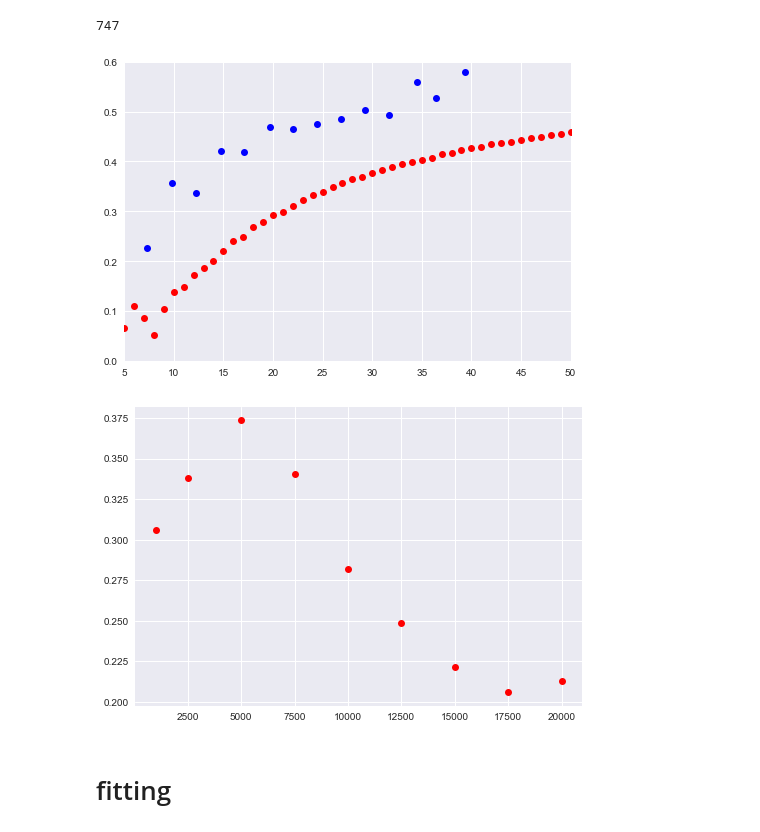
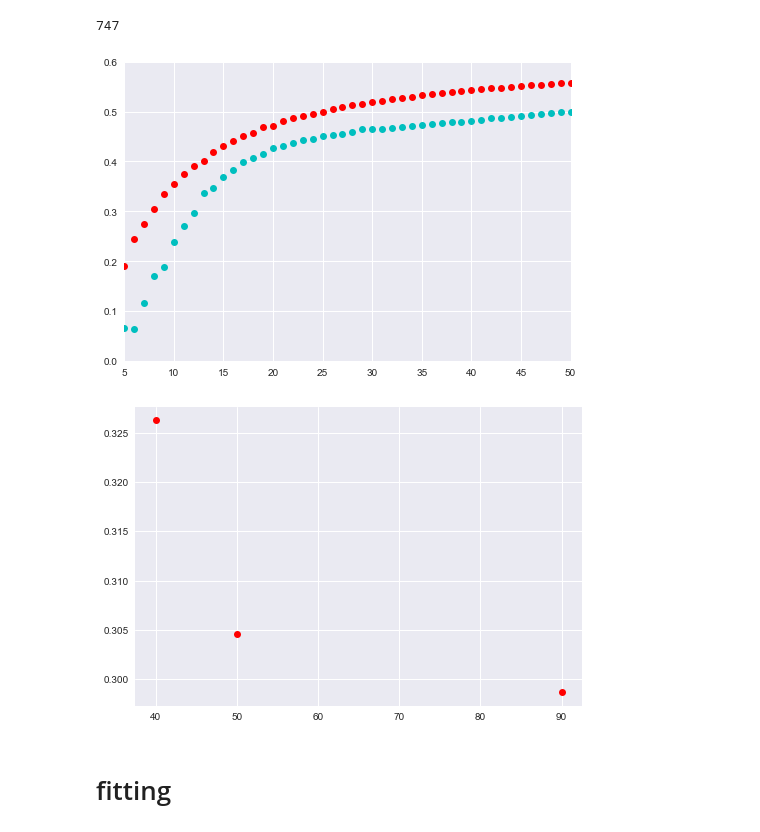
Before and after one commit to cshasha/simulation-analysis, a Jupyter notebook: mps_import.ipynb, the cells around one changed output. Cells and saved outputs as stored; diff of their text form; code cells hidden in the pictures.

```diff
--- a/mps_import.ipynb
+++ b/mps_import.ipynb
@@ -82,6 +82,7 @@ eta = []
 Dfifth = []
 Dthird = []
 ms = []
+K = []
 
 for f in os.listdir('MPS-march'):
     if f[-5] == "F":
@@ -124,6 +125,7 @@ for f in os.listdir('MPS-march'):
         moment = np.append(filedata[1:,1], filedata[1:,4])
         third.append(abs(np.fft.fft(moment)[3]))
         fifth.append(abs(np.fft.fft(moment)[5]))
+        K.append(5000.)
         #phase1.append(np.angle(np.fft.fft(moment)[1]))
         #phase3.append(np.angle(np.fft.fft(moment)[3]))
         datfile = "MPS-march/"+ s[0] + "-" + s[1] + "-" + s[2] + "-" + s[3] + "-_MPS_dat.csv"
@@ -133,7 +135,7 @@ for f in os.listdir('MPS-march'):
 
 data = pd.DataFrame({'frequency': freqs, 'field': fields,'size': size, 'sigma': sigma, \
                      'viscosity': g, 'mannitol': m, 'third': third, 'fifth': fifth, 'label': label, 'hsize': hsize, \
-                     'hlabel': hlabel, 'eta': eta, 'dthird': Dthird, 'dfifth': Dfifth, 'Ms': ms})
+                     'hlabel': hlabel, 'eta': eta, 'dthird': Dthird, 'dfifth': Dfifth, 'Ms': ms,'K': K})
 
 data['5:3'] = data['fifth']/data['third']
 data['D5:3'] = data['dfifth']/data['dthird']
@@ -141,7 +143,7 @@ data['angF'] = 2*np.pi*data['frequency']
 #data['rTime1'] = np.tan(data['phase1']/data['angF'])
 #data['rTime3'] = np.tan(data['phase3']/data['angF'])
 data['tauB'] = data['eta']*np.pi*(power(1e-9*data['hsize'], 3))*(2*kb*temp)**(-1)
-data['tauN'] = calc_neel(data['size'])
+data['tauN'] = calc_neel(data['size'], data['K'])
 data['Vc'] = vol(data['size'])
 # %% [output]
     Line #15 (got 14 columns instead of 24)
@@ -195,7 +197,6 @@ for f in os.listdir('fits'):
         size.append(float(s[0][:-2]))
         fields.append(float(s[1][:-2]))
         freqs.append(int(s[2][:-3])*1000)
-        hsize.append(50.)
         sigma.append(0.1)
         eta.append(8.9e-4)
         moment = filedata[:,1]
@@ -205,13 +206,17 @@ for f in os.listdir('fits'):
             b.append("off")
             if len(s) == 4:
                 K.append(5000.)
+                hsize.append(50.)
         else:
             b.append("on")
             if len(s) == 3:
                 K.append(5000.)
             else:
                 K.append(1000*float(s[3][1:]))
-
+            if len(s) == 5:
+                hsize.append(float(s[4][1:]))
+            else:
+                hsize.append(50.)
 
 
 sdata = pd.DataFrame({'frequency': freqs, 'field': fields,'size': size, 'sigma': sigma, \
@@ -403,38 +408,38 @@ print(len(trimdata))
 # %% [output]
 747
 # %%
-f1 = 25250
-f2 = 25000
-s1 = 25.2
-s2 = 25.0
+f1 = 15500
+f2 = 1000
+s1 = 27.7
+s2 = 30.0
 
-pl.plot(trimdata[(trimdata['frequency'] == f1)& (trimdata['viscosity'] == 0.0)& (trimdata['size'] == s1)]['field'], \
-        trimdata[(trimdata['frequency'] == f1)& (trimdata['viscosity'] == 0.0)& (trimdata['size'] == s1)]['5:3'], \
-        marker = "o", linestyle="none", c="b")
+#pl.plot(trimdata[(trimdata['frequency'] == f1)& (trimdata['viscosity'] == 0.0)& (trimdata['size'] == s1)]['field'], \
+#        trimdata[(trimdata['frequency'] == f1)& (trimdata['viscosity'] == 0.0)& (trimdata['size'] == s1)]['5:3'], \
+#        marker = "o", linestyle="none", c="b")
 #pl.plot(trimdata[(trimdata['frequency'] == f1)& (trimdata['mannitol'] == 11.0)& (trimdata['size'] == s1)]['field'], \
 #        trimdata[(trimdata['frequency'] == f1)& (trimdata['mannitol'] == 11.0)& (trimdata['size'] == s1)]['5:3'], \
 #        marker = "o", linestyle="none", c="c")
-#pl.plot(trimdata[(trimdata['frequency'] == 40200)& (trimdata['viscosity'] == 0.0)& (trimdata['size'] == 27.7)]['field'], \
-#        trimdata[(trimdata['frequency'] == 40200)& (trimdata['viscosity'] == 0.0)& (trimdata['size'] == 27.7)]['D5:3'], \
+#pl.plot(trimdata[(trimdata['frequency'] == f1)& (trimdata['viscosity'] == 0.0)& (trimdata['size'] == s1)]['field'], \
+#        trimdata[(trimdata['frequency'] == f1)& (trimdata['viscosity'] == 0.0)& (trimdata['size'] == s1)]['D5:3'], \
 #        marker = "o", linestyle="none", c="g")
-pl.plot(sdata[(sdata['frequency'] == f2)& (sdata['K'] == 2500)& (sdata['size'] == s2)]['field'], \
-        sdata[(sdata['frequency'] == f2)& (sdata['K'] == 2500)& (sdata['size'] == s2)]['5:3'], \
+pl.plot(sdata[(sdata['frequency'] == f2)& (sdata['b'] == "on")& (sdata['size'] == s2)]['field'], \
+        sdata[(sdata['frequency'] == f2)& (sdata['b'] == "on")& (sdata['size'] == s2)]['5:3'], \
         marker = "o", linestyle="none", c="r")
-#pl.plot(sdata[(sdata['frequency'] == f2)& (sdata['b'] == "off")& (sdata['size'] == s2)]['field'], \
-#        sdata[(sdata['frequency'] == f2)& (sdata['b'] == "off")& (sdata['size'] == s2)]['5:3'], \
-#        marker = "o", linestyle="none", c="c")
+pl.plot(sdata[(sdata['frequency'] == f2)& (sdata['b'] == "off")& (sdata['size'] == s2)]['field'], \
+        sdata[(sdata['frequency'] == f2)& (sdata['b'] == "off")& (sdata['size'] == s2)]['5:3'], \
+        marker = "o", linestyle="none", c="c")
 pl.ylim(0,0.6)
 pl.xlim(5,50)
 pl.show()
 # %% [output]
-[figure, old version]
+[figure, new version]
 # %%
-pl.plot(sdata[(sdata['frequency'] == f2)& (sdata['b'] == "on")& (sdata['size'] == 30.0)& (sdata['field'] == 20.0)]['K'], \
-        sdata[(sdata['frequency'] == f2)& (sdata['b'] == "on")& (sdata['size'] == 30.0)& (sdata['field'] == 20.0)]['5:3'], \
+pl.plot(sdata[(sdata['frequency'] == f2)& (sdata['b'] == "on")& (sdata['size'] == 25.0)& (sdata['K'] == 5000)& (sdata['field'] == 20.0)]['hsize'], \
+        sdata[(sdata['frequency'] == f2)& (sdata['b'] == "on")& (sdata['size'] == 25.0)& (sdata['field'] == 20.0)& (sdata['K'] == 5000)]['5:3'], \
         marker = "o", linestyle="none", c="r")
 pl.show()
 # %% [output]
-[figure, old version]
+[figure, new version]
 # %% [markdown]
 # fitting
 # %%
```
Also changed, not shown: parts of 12 cells of this notebook.
